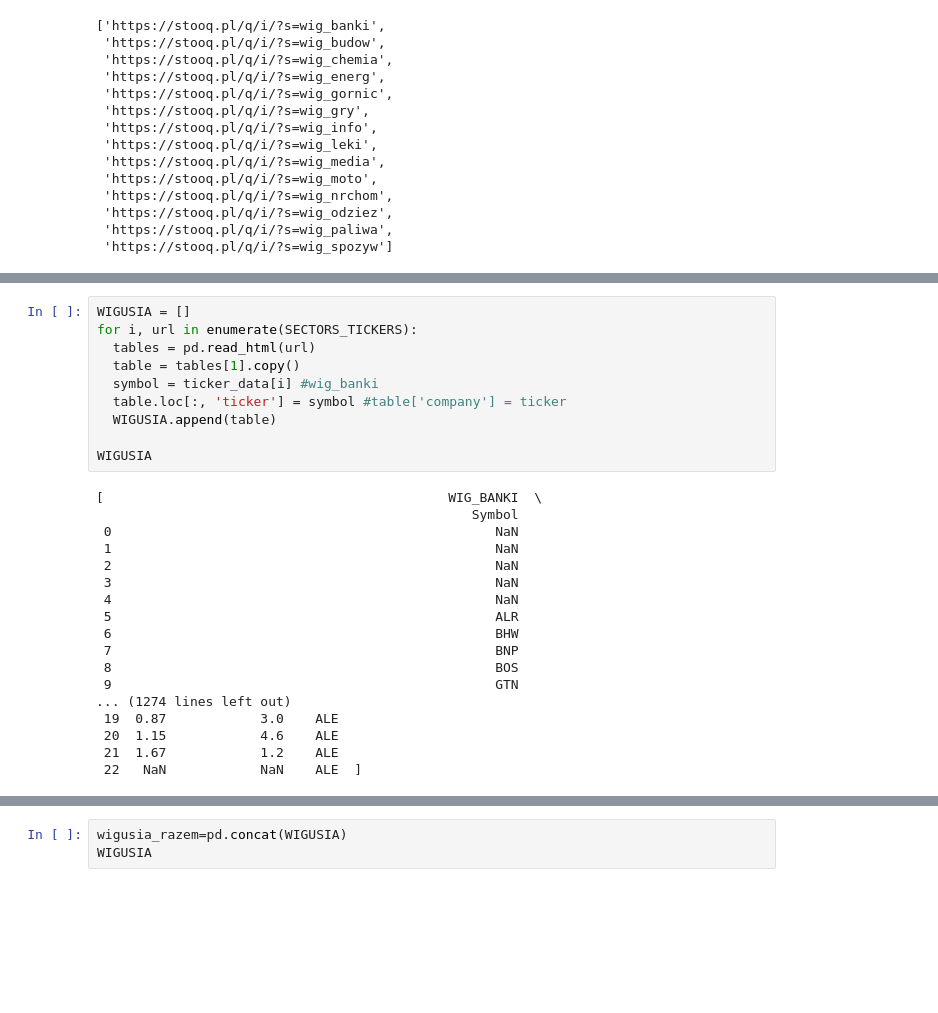
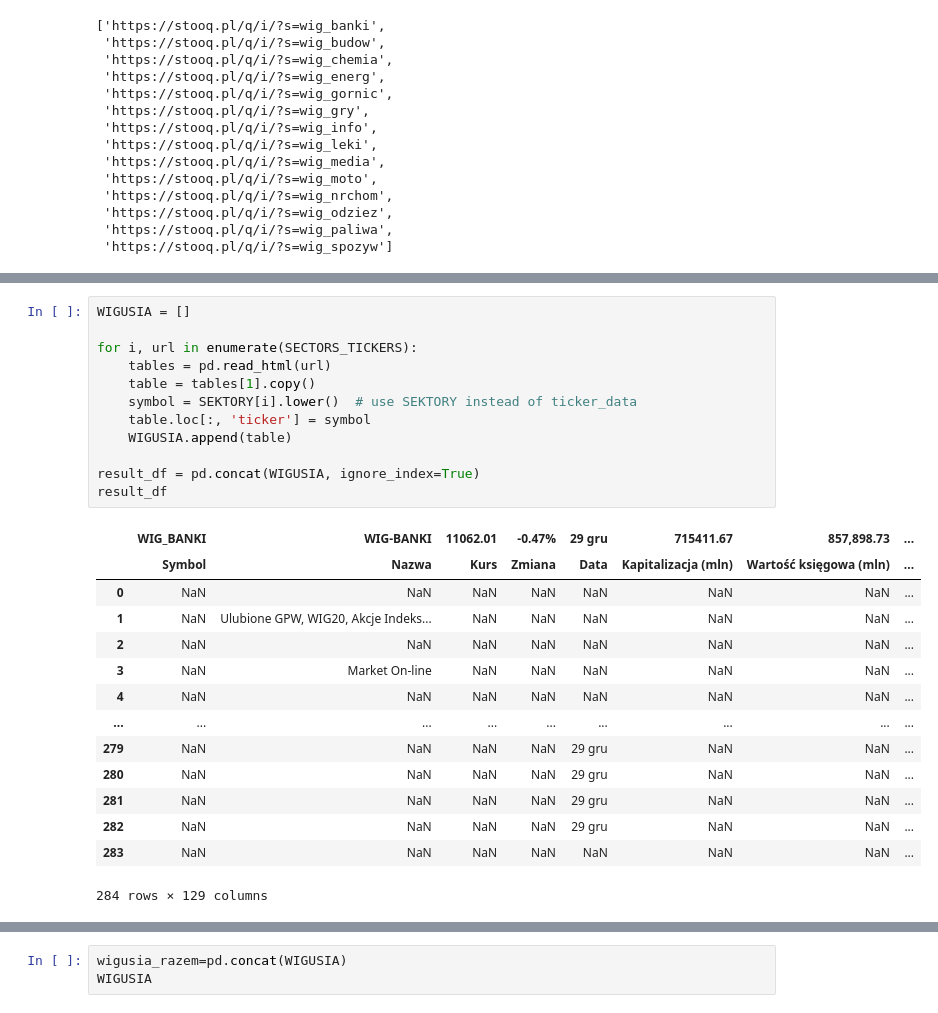
Before and after one commit to efemeryczny/network_analysis_wig, a Jupyter notebook: stooq_tickers_webscrape.ipynb, the cells around one changed output, grey strips where cells are left out. Saved outputs shown, nothing was run; the diff lists cells and outputs as text; blank space fills up the shorter version.

```diff
--- a/stooq_tickers_webscrape.ipynb
+++ b/stooq_tickers_webscrape.ipynb
@@ -186,28 +241,27 @@ TypeError: ignored
 # %%
 WIGUSIA = []
+
 for i, url in enumerate(SECTORS_TICKERS):
-  tables = pd.read_html(url)
-  table = tables[1].copy()
-  symbol = ticker_data[i] #wig_banki
-  table.loc[:, 'ticker'] = symbol #table['company'] = ticker
-  WIGUSIA.append(table)
+    tables = pd.read_html(url)
+    table = tables[1].copy()
+    symbol = SEKTORY[i].lower()  # use SEKTORY instead of ticker_data
+    table.loc[:, 'ticker'] = symbol
+    WIGUSIA.append(table)
 
-WIGUSIA
+result_df = pd.concat(WIGUSIA, ignore_index=True)
+result_df
 # %% [output]
+|  | WIG_BANKI | WIG-BANKI | 11062.01 | -0.47% | 29 gru | 715411.67 | 857,898.73 | ... |
+|  | Symbol | Nazwa | Kurs | Zmiana | Data | Kapitalizacja (mln) | Wartość księgowa (mln) | ... |
+| 0 | NaN | NaN | NaN | NaN | NaN | NaN | NaN | ... |
+| 1 | NaN | Ulubione GPW, WIG20, Akcje Indeks... | NaN | NaN | NaN | NaN | NaN | ... |
+| 2 | NaN | NaN | NaN | NaN | NaN | NaN | NaN | ... |
+| 3 | NaN | Market On-line | NaN | NaN | NaN | NaN | NaN | ... |
+| 4 | NaN | NaN | NaN | NaN | NaN | NaN | NaN | ... |
+| ... | ... | ... | ... | ... | ... | ... | ... | ... |
+| 279 | NaN | NaN | NaN | NaN | 29 gru | NaN | NaN | ... |
+| 280 | NaN | NaN | NaN | NaN | 29 gru | NaN | NaN | ... |
+| 281 | NaN | NaN | NaN | NaN | 29 gru | NaN | NaN | ... |
+| 282 | NaN | NaN | NaN | NaN | 29 gru | NaN | NaN | ... |
+| 283 | NaN | NaN | NaN | NaN | NaN | NaN | NaN | ... |
-[                                            WIG_BANKI  \
-                                                Symbol
- 0                                                 NaN
- 1                                                 NaN
- 2                                                 NaN
- 3                                                 NaN
- 4                                                 NaN
- 5                                                 ALR
- 6                                                 BHW
- 7                                                 BNP
- 8                                                 BOS
- 9                                                 GTN
-... (1274 lines left out)
- 19  0.87            3.0    ALE
- 20  1.15            4.6    ALE
- 21  1.67            1.2    ALE
- 22   NaN            NaN    ALE  ]
+284 rows × 129 columns
```
Also changed, not shown: parts of 8 cells of this notebook.
